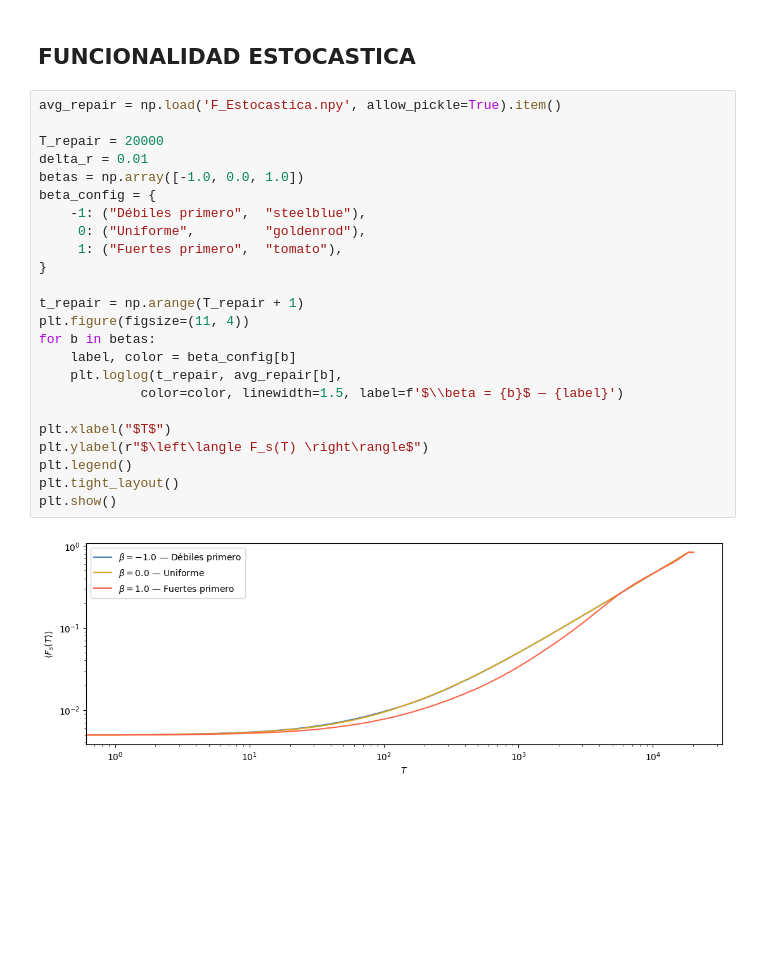
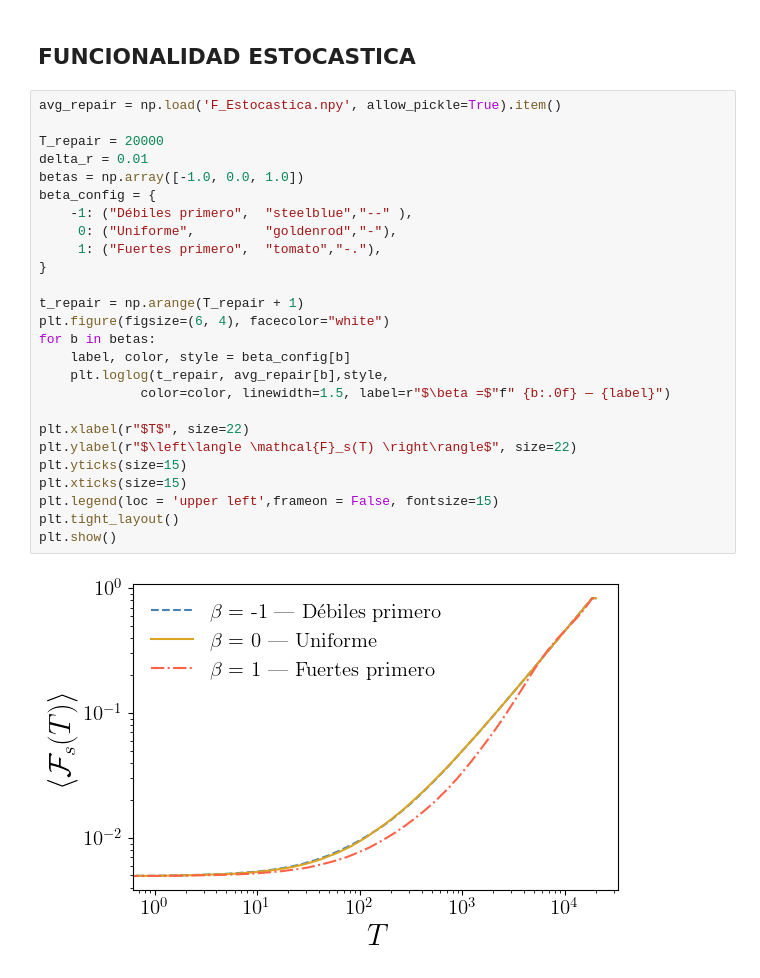
Before and after one commit to khernandezl048/Kuramoto-Redes, a Jupyter notebook: Simulacion/Reparacion_Kuramoto/Graficas_Reparacion.ipynb, the cells around one changed output. Cells and saved outputs as stored; diff of their text form; blank space fills up the shorter version.

```diff
--- a/Simulacion/Reparacion_Kuramoto/Graficas_Reparacion.ipynb
+++ b/Simulacion/Reparacion_Kuramoto/Graficas_Reparacion.ipynb
@@ -75,26 +80,28 @@ plt.show()
 # %%
 avg_repair = np.load('F_Estocastica.npy', allow_pickle=True).item()
 
 T_repair = 20000
 delta_r = 0.01
 betas = np.array([-1.0, 0.0, 1.0])
 beta_config = {
-    -1: ("Débiles primero",  "steelblue"),
-     0: ("Uniforme",         "goldenrod"),
-     1: ("Fuertes primero",  "tomato"),
+    -1: ("Débiles primero",  "steelblue","--" ),
+     0: ("Uniforme",         "goldenrod","-"),
+     1: ("Fuertes primero",  "tomato","-."),
 }
 
 t_repair = np.arange(T_repair + 1)
-plt.figure(figsize=(11, 4))
+plt.figure(figsize=(6, 4), facecolor="white")
 for b in betas:
-    label, color = beta_config[b]
-    plt.loglog(t_repair, avg_repair[b],
-             color=color, linewidth=1.5, label=f'$\\beta = {b}$ — {label}')
+    label, color, style = beta_config[b]
+    plt.loglog(t_repair, avg_repair[b],style,
+             color=color, linewidth=1.5, label=r"$\beta =$"f" {b:.0f} — {label}")
 
-plt.xlabel("$T$")
-plt.ylabel(r"$\left\langle F_s(T) \right\rangle$")
-plt.legend()
+plt.xlabel(r"$T$", size=22)
+plt.ylabel(r"$\left\langle \mathcal{F}_s(T) \right\rangle$", size=22)
+plt.yticks(size=15)
+plt.xticks(size=15)
+plt.legend(loc = 'upper left',frameon = False, fontsize=15)
 plt.tight_layout()
 plt.show()
 # %% [output]
-[figure, old version]
+[figure, new version]
```
Also changed, not shown: parts of 5 cells of this notebook, 3 other files.
